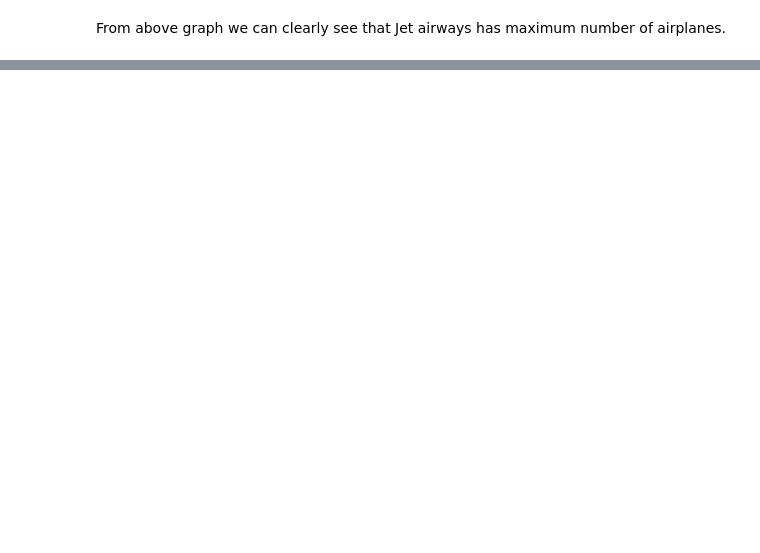
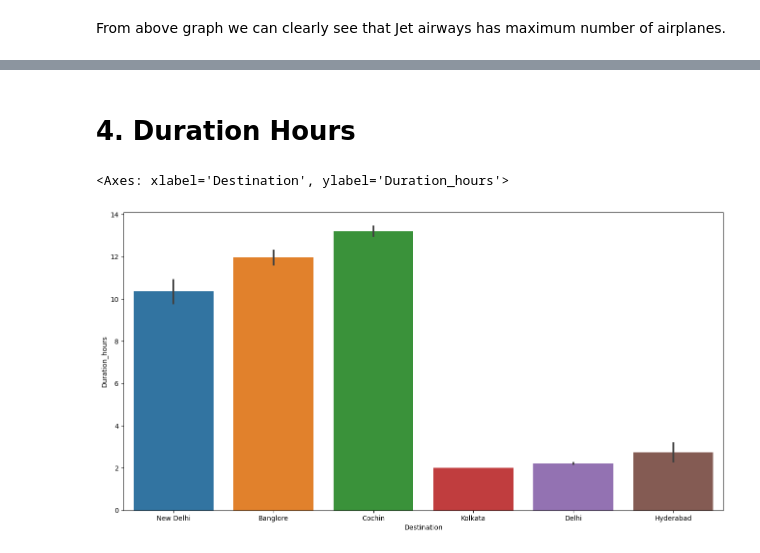
Before and after one commit to NIKHILNIGUDKAR/Flight_Fare_Price_Prediction, a Jupyter notebook: notebooks/EDA.ipynb, the cells around one changed output, grey strips where cells are left out. Drawn from its saved outputs; the diff is of its cells as text; code cells hidden in the pictures; blank space fills up the shorter version.

```diff
--- a/notebooks/EDA.ipynb
+++ b/notebooks/EDA.ipynb
@@ -345,0 +411,8 @@ airline.head()
+# %% [markdown]
+# 4. Duration Hours
+# %%
+plt.figure(figsize=(16,8))
+sns.barplot(x="Destination",y="Duration_hours",data=df)
+# %% [output]
+<Axes: xlabel='Destination', ylabel='Duration_hours'>
+[figure, added]
```
Also changed, not shown: parts of 33 cells of this notebook, 2 other files.
